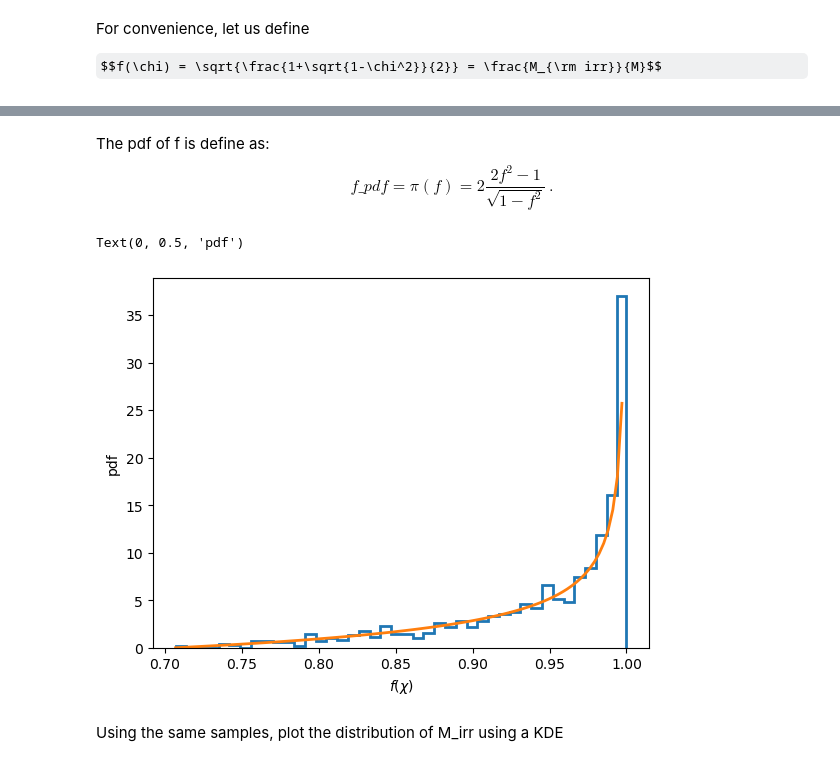
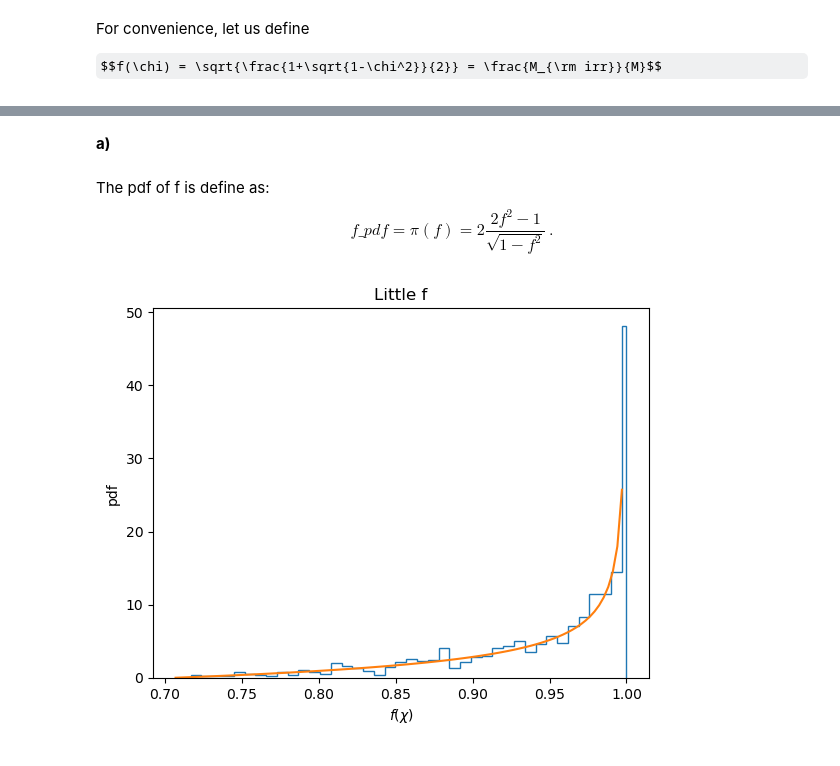
Before and after one commit to FedericoRavelli/astrostatistics_bicocca_2024, a Jupyter notebook: working/Lezione_07.ipynb, the cells around one changed output, grey strips where cells are left out. Cells and saved outputs as stored; diff of their text form; code cells hidden in the pictures; some formulas as TeX source.

```diff
--- a/working/Lezione_07.ipynb
+++ b/working/Lezione_07.ipynb
@@ -14,14 +19,11 @@ M_{\rm irr} = %\sqrt{\frac{M^2+\sqrt{M^4-S^2}}{2}} =
 \label{mirrdef}
 \end{equation}
 # %%
-def M_irr(m,spin):
-    return m*((1+(1-chi**2)**0.5)/2)**0.5
+def littlef(spin):
+    return ((1+(1-chi**2)**0.5)/2)**0.5
 # %% [markdown]
 For convenience, let us define
 
 $$f(\chi) = \sqrt{\frac{1+\sqrt{1-\chi^2}}{2}} = \frac{M_{\rm irr}}{M}$$
-# %%
-def littlef(x):
-    return ((1+(1-chi**2)**0.5)/2)**0.5
 # %%
 def kde_sklearn(data, bandwidth = 1.0, kernel="linear"):
@@ -53,23 +38,27 @@ Text(0, 0.5, 'pdf')
+# %% [markdown]
+**a)**
 # %% [markdown]
 The pdf of f is define as:
 \begin{equation}
 f\_pdf = \pi(f) = 2\frac{2 f^2-1}{\sqrt{1 - f^2}}\,.
 \end{equation}
 # %%
+chi = np.random.uniform(0,1,N)[:-1]
+
+Scott_step = (3.5*sigma)/(N**(1/3))
 Scott_bins = np.append(np.arange(start = littlef(chi).min(),stop = littlef(chi).max(), step = Scott_step),littlef(chi).max())
 
-chi = np.random.uniform(0,1,N)[:-1]
+
 f = littlef(chi)
-plt.hist(f,density=True,bins = Scott_bins, histtype='step',lw=2);
+plt.hist(f,density=True,bins = Scott_bins, histtype='step');
 
 f = np.linspace(1/2**0.5,1,100)[:-1]
 pdff = 2*(2*f**2-1)/(1 - f**2)**0.5
-plt.plot(f,pdff,lw = 2);
+plt.plot(f,pdff);
 
 plt.xlabel("$f(\chi)$")
 plt.ylabel("pdf")
+plt.title("Little f")
+plt.show()
 # %% [output]
-Text(0, 0.5, 'pdf')
-[figure, old version]
+[figure, new version]
-# %% [markdown]
-Using the same samples, plot the distribution of M\_irr using a KDE
```
Also changed, not shown: parts of 19 cells of this notebook, 11 other files.
